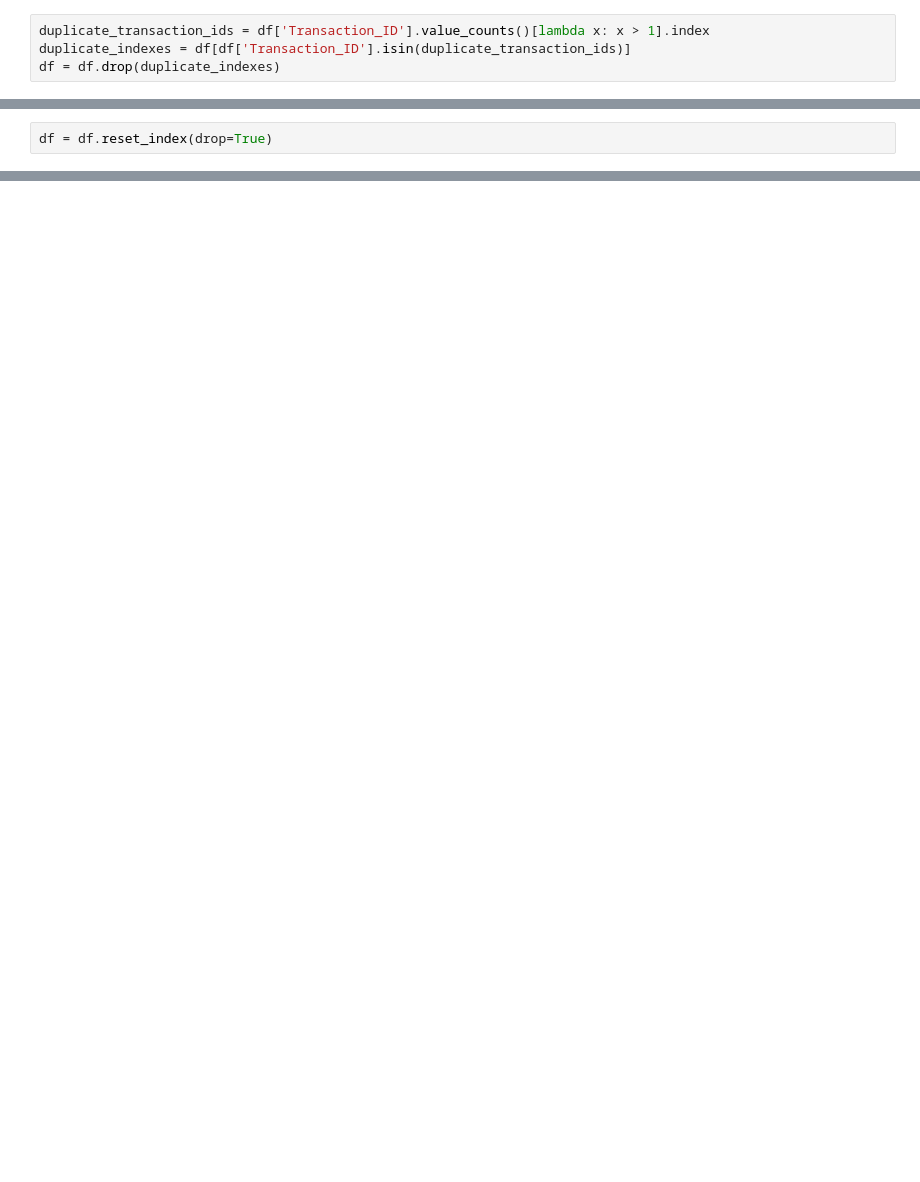
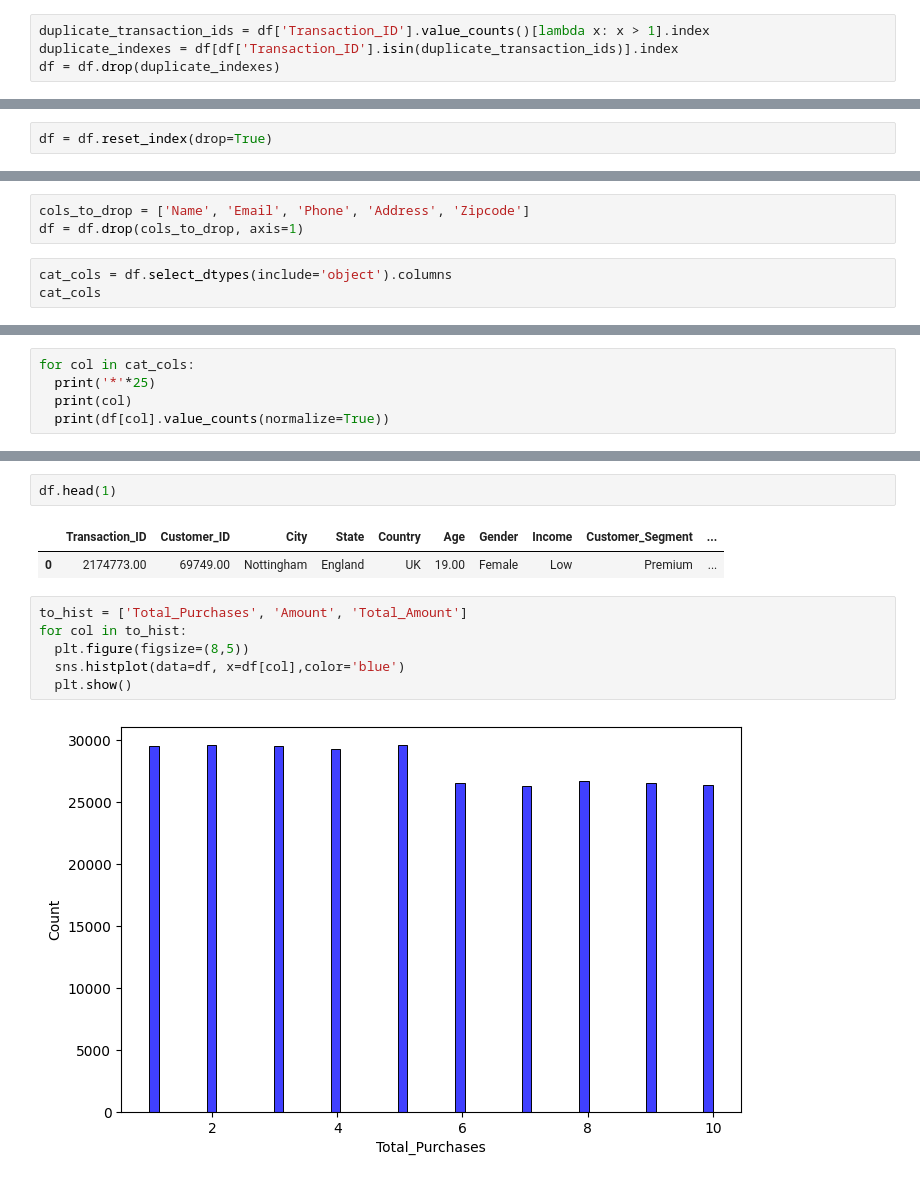
Before and after one commit to SergioDLezama/Retail-Analysis, a Jupyter notebook: main.ipynb, the cells around one changed output, grey strips where cells are left out. Cells and saved outputs as stored; diff of their text form; blank space fills up the shorter version.

Commit message:
Deleted duplicated values, and transactions IDs

```diff
--- a/main.ipynb
+++ b/main.ipynb
@@ -161,5 +163,5 @@ df[df['Transaction_ID']==6145934]
 | 301371 | 6145934.00 | 23433.00 | Joel Perry | Tiffany74@gmail.com | 4748727451.00 | 572 Hunt Path | Bochum | Berlin | 67691.00 | Germany | ... |
 # %%
 duplicate_transaction_ids = df['Transaction_ID'].value_counts()[lambda x: x > 1].index
-duplicate_indexes = df[df['Transaction_ID'].isin(duplicate_transaction_ids)]
+duplicate_indexes = df[df['Transaction_ID'].isin(duplicate_transaction_ids)].index
 df = df.drop(duplicate_indexes)
@@ -199,0 +191,6 @@ df = df.reset_index(drop=True)
+# %%
+cols_to_drop = ['Name', 'Email', 'Phone', 'Address', 'Zipcode']
+df = df.drop(cols_to_drop, axis=1)
+# %%
+cat_cols = df.select_dtypes(include='object').columns
+cat_cols
@@ -199,0 +213,5 @@ df = df.reset_index(drop=True)
+# %%
+for col in cat_cols:
+  print('*'*25)
+  print(col)
+  print(df[col].value_counts(normalize=True))
@@ -199,0 +236,13 @@ df = df.reset_index(drop=True)
+# %%
+df.head(1)
+# %% [output]
+|  | Transaction_ID | Customer_ID | City | State | Country | Age | Gender | Income | Customer_Segment | ... |
+| 0 | 2174773.00 | 69749.00 | Nottingham | England | UK | 19.00 | Female | Low | Premium | ... |
+# %%
+to_hist = ['Total_Purchases', 'Amount', 'Total_Amount']
+for col in to_hist:
+  plt.figure(figsize=(8,5))
+  sns.histplot(data=df, x=df[col],color='blue')
+  plt.show()
+# %% [output]
+[figure, added]
```
Also changed, not shown: parts of 19 cells of this notebook.
